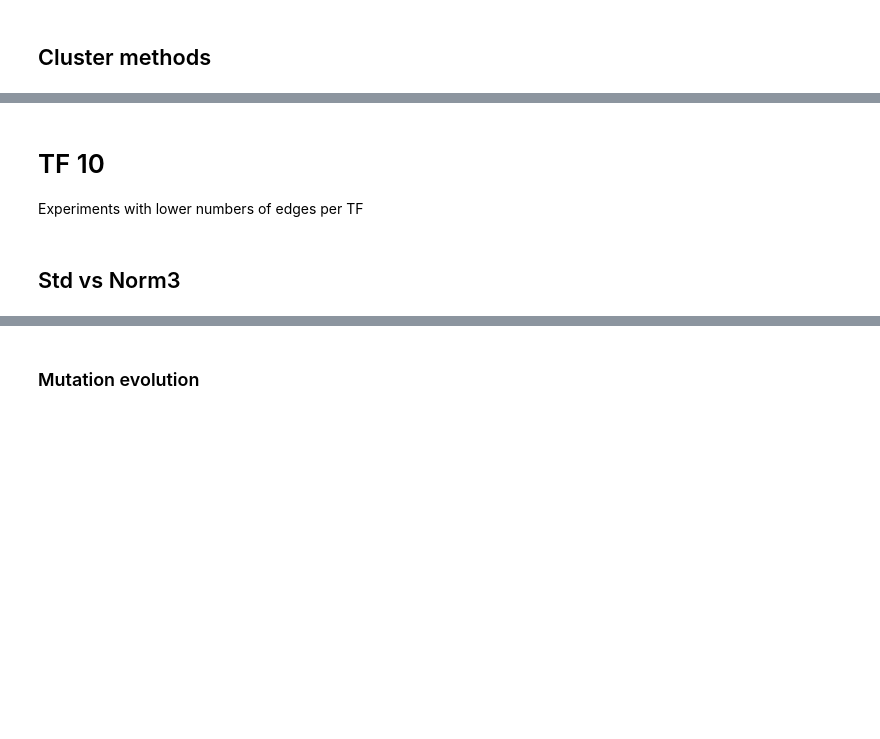
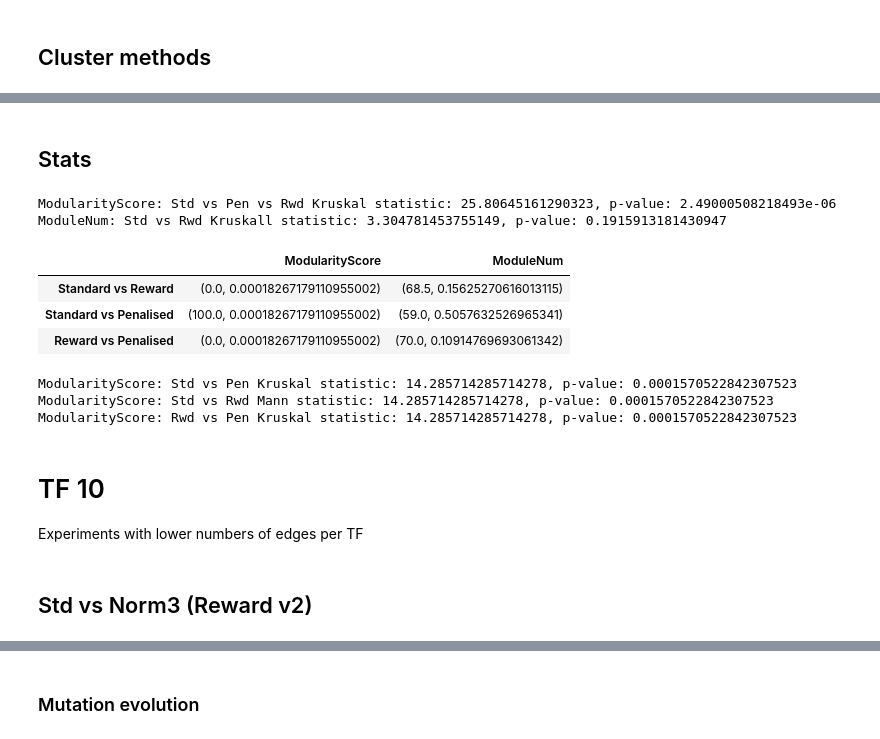
Before and after one commit to vladUng/Phd_extended, a Jupyter notebook: notebooks/network_I/tum_modifiers.ipynb, the cells around one changed output, grey strips where cells are left out. Drawn from its saved outputs; the diff is of its cells as text; code cells hidden in the pictures; blank space fills up the shorter version.

```diff
--- a/notebooks/network_I/tum_modifiers.ipynb
+++ b/notebooks/network_I/tum_modifiers.ipynb
@@ -299,9 +403,77 @@ save_fig(name="LeidenMetrics_Sankey_{}".format("TF-6"), fig=leiden_sky, base_pat
+# %% [markdown]
+## Stats
+# %%
+_, all_leiden = tum.avg_leiden_scores()
+
+# filtering an pre-processing
+all_leiden = all_leiden.loc[all_leiden["TF"] == "6"]
+all_leiden.loc[all_leiden["Modifier"] == "beta", "Modifier"] = "Penalised"
+# %%
+leid_std = all_leiden.loc[all_leiden["Modifier"] == "Standard"]
+leid_rwd = all_leiden.loc[all_leiden["Modifier"] == "Reward"]
+leid_pen = all_leiden.loc[all_leiden["Modifier"] == "Penalised"]
+
+metric = "ModularityScore"
+statistic, p_value = stats.kruskal(leid_std[metric], leid_pen[metric], leid_rwd[metric])
+print(f"{metric}: Std vs Pen vs Rwd Kruskal statistic: {statistic}, p-value: {p_value}")
+
+metric = "ModuleNum"
+statistic, p_value = stats.kruskal(leid_std[metric], leid_pen[metric], leid_rwd[metric])
+print(f"{metric}: Std vs Rwd Kruskall statistic: {statistic}, p-value: {p_value}")
+# %% [output]
+ModularityScore: Std vs Pen vs Rwd Kruskal statistic: 25.80645161290323, p-value: 2.49000508218493e-06
+ModuleNum: Std vs Rwd Kruskall statistic: 3.304781453755149, p-value: 0.1915913181430947
+# %%
+metrics = ["ModularityScore", "ModuleNum"]
+test_rest = []
+
+for metric in metrics:
+    metric_results = []
+    statistic, p_value = stats.mannwhitneyu(
+        leid_std[metric],
+        leid_rwd[metric],
+    )
+    metric_results.append((statistic, p_value))
+
+    statistic, p_value = stats.mannwhitneyu(
+        leid_std[metric],
+        leid_pen[metric],
+    )
+    metric_results.append((statistic, p_value))
+
+    statistic, p_value = stats.mannwhitneyu(
+        leid_pen[metric],
+        leid_rwd[metric],
+    )
+    metric_results.append((statistic, p_value))
+    test_rest.append(metric_results)
+
+pd.DataFrame(test_rest, columns=["Standard vs Reward", "Standard vs Penalised", "Reward vs Penalised"], index=metrics).T
+# %% [output]
+|  | ModularityScore | ModuleNum |
+| Standard vs Reward | (0.0, 0.00018267179110955002) | (68.5, 0.15625270616013115) |
+| Standard vs Penalised | (100.0, 0.00018267179110955002) | (59.0, 0.5057632526965341) |
+| Reward vs Penalised | (0.0, 0.00018267179110955002) | (70.0, 0.10914769693061342) |
+# %%
+metric = "ModularityScore"
+statistic, p_value = stats.kruskal(leid_std[metric], leid_pen[metric])
+print(f"{metric}: Std vs Pen Kruskal statistic: {statistic}, p-value: {p_value}")
+
+statistic, p_value = stats.kruskal(leid_std[metric], leid_rwd[metric])
+print(f"{metric}: Std vs Rwd Mann statistic: {statistic}, p-value: {p_value}")
+
+statistic, p_value = stats.kruskal(leid_rwd[metric], leid_pen[metric])
+print(f"{metric}: Rwd vs Pen Kruskal statistic: {statistic}, p-value: {p_value}")
+# %% [output]
+ModularityScore: Std vs Pen Kruskal statistic: 14.285714285714278, p-value: 0.0001570522842307523
+ModularityScore: Std vs Rwd Mann statistic: 14.285714285714278, p-value: 0.0001570522842307523
+ModularityScore: Rwd vs Pen Kruskal statistic: 14.285714285714278, p-value: 0.0001570522842307523
 # %% [markdown]
 # TF 10
 
 Experiments with lower numbers of edges per TF
 # %% [markdown]
-## Std vs Norm3
+## Std vs Norm3 (Reward v2)
 # %%
 %autoreload 2
 std_norm3_comp_tf = NetworkComp(tum, 4, "standard_4K_10TF", "norm3_4K_10TF")
```
Also changed, not shown: parts of 32 cells of this notebook.
